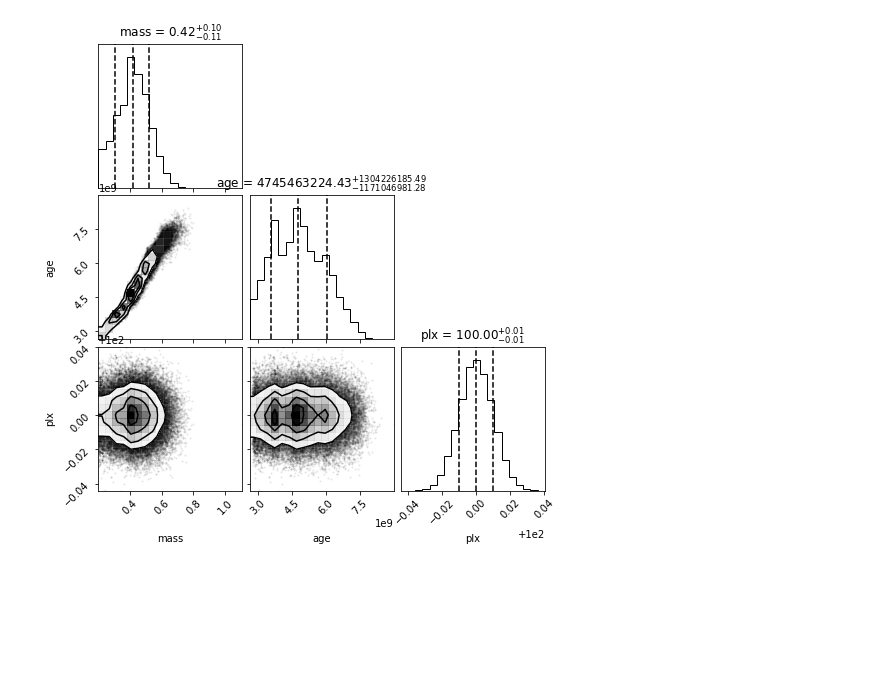
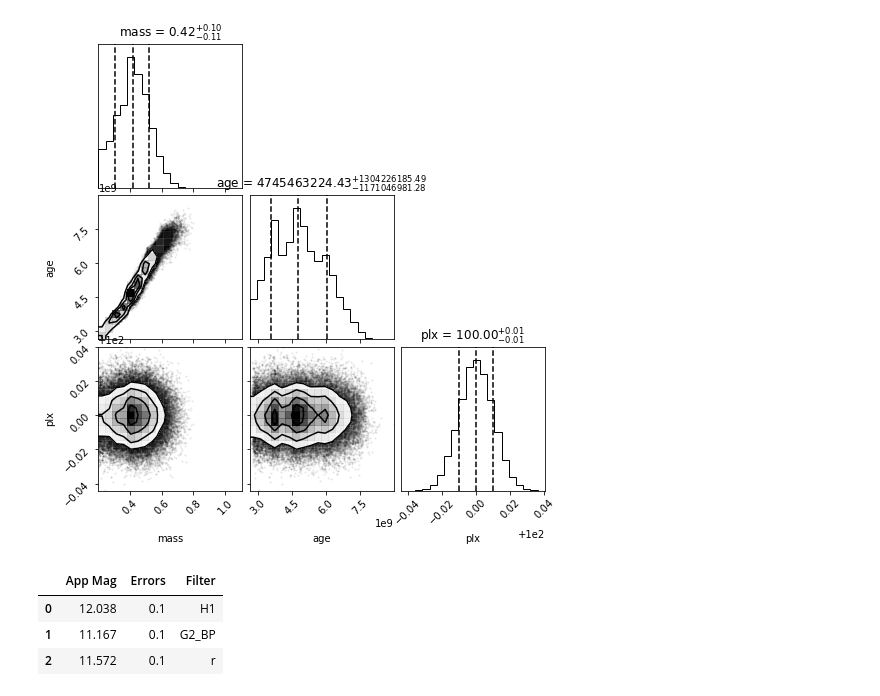
Before and after one commit to ziyyadali/COOLution, a Jupyter notebook: sampler_test.ipynb, the cells around one changed output. Saved outputs shown, nothing was run; the diff lists cells and outputs as text; code cells hidden in the pictures; blank space fills up the shorter version.

```diff
--- a/sampler_test.ipynb
+++ b/sampler_test.ipynb
@@ -88,3 +88,14 @@ sampler.examine_chains()
 [figure]
 [figure]
 [figure]
+# %%
+df2_data = {'App Mag': [12.038, 11.167, 11.572],
+            'Errors': [0.1, 0.1, 0.1],
+            'Filter': ['H1', "G2_BP", 'r']}
+df2 = pd.DataFrame(df2_data)
+df2
+# %% [output]
+|  | App Mag | Errors | Filter |
+| 0 | 12.038 | 0.1 | H1 |
+| 1 | 11.167 | 0.1 | G2_BP |
+| 2 | 11.572 | 0.1 | r |
```
Also changed, not shown: parts of 2 cells of this notebook, 1 other file.
